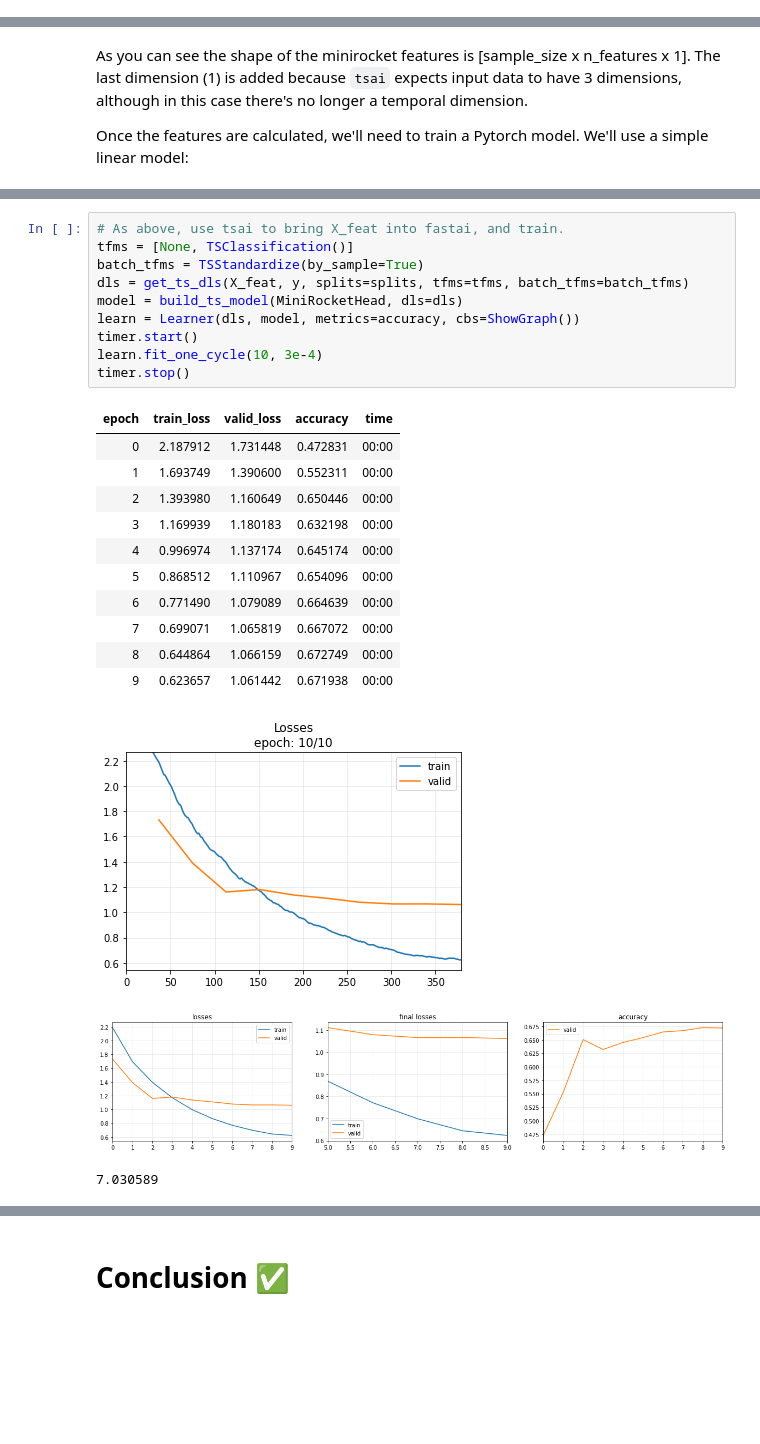
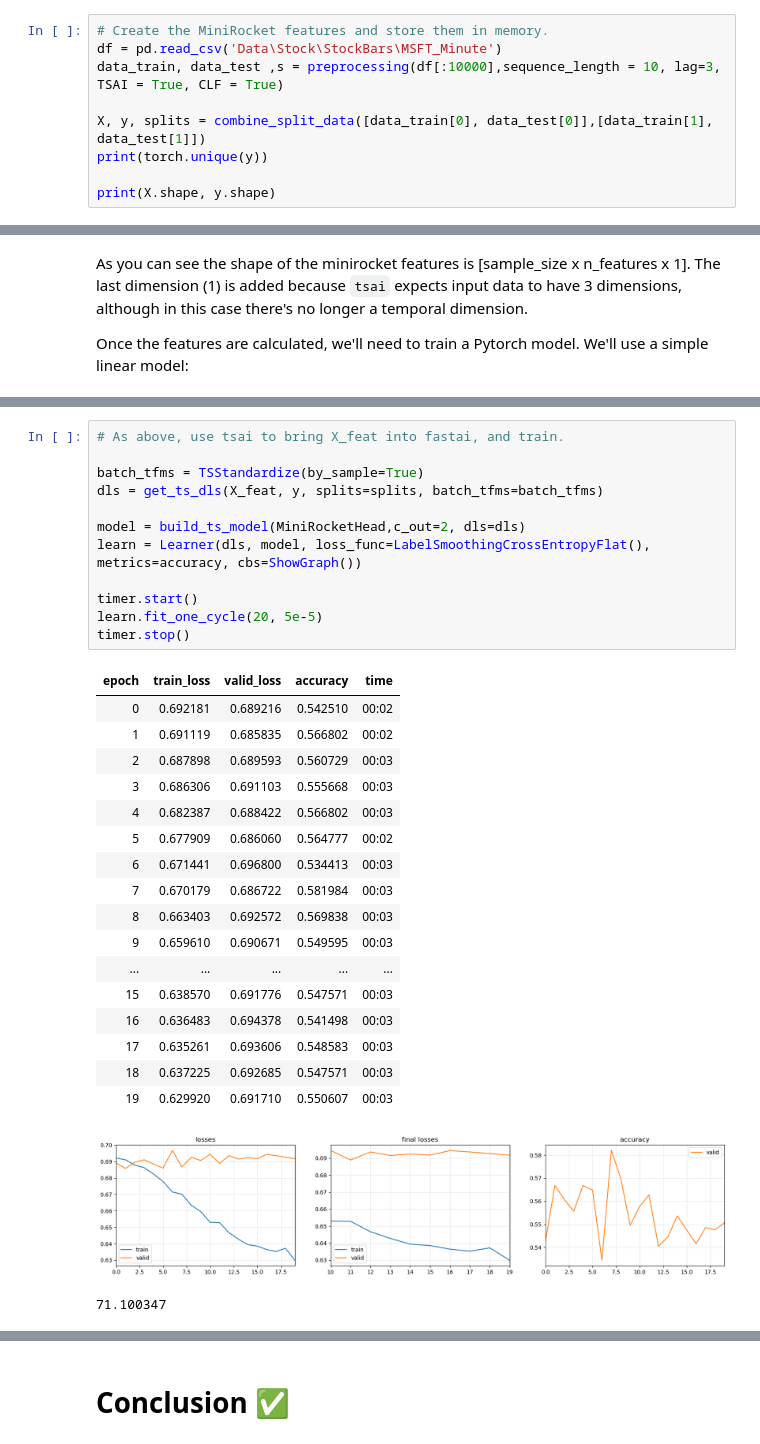
Before and after one commit to lukasmartinsson/Master-Thesis, a Jupyter notebook: MiniRocket.ipynb, the cells around one changed output, grey strips where cells are left out. Saved outputs shown, nothing was run; the diff lists cells and outputs as text; blank space fills up the shorter version.

```diff
--- a/MiniRocket.ipynb
+++ b/MiniRocket.ipynb
@@ -251,0 +148,9 @@ X, y, splits = get_UCR_data(dsid, split_data=False)
+# %%
+# Create the MiniRocket features and store them in memory.
+df = pd.read_csv('Data\Stock\StockBars\MSFT_Minute')
+data_train, data_test ,s = preprocessing(df[:10000],sequence_length = 10, lag=3, TSAI = True, CLF = True)
+
+X, y, splits = combine_split_data([data_train[0], data_test[0]],[data_train[1], data_test[1]])
+print(torch.unique(y))
+
+print(X.shape, y.shape)
@@ -305,25 +213,32 @@ SuggestedLRs(valley=3.630780702224001e-05)
 # %%
 # As above, use tsai to bring X_feat into fastai, and train.
-tfms = [None, TSClassification()]
+
 batch_tfms = TSStandardize(by_sample=True)
-dls = get_ts_dls(X_feat, y, splits=splits, tfms=tfms, batch_tfms=batch_tfms)
-model = build_ts_model(MiniRocketHead, dls=dls)
-learn = Learner(dls, model, metrics=accuracy, cbs=ShowGraph())
+dls = get_ts_dls(X_feat, y, splits=splits, batch_tfms=batch_tfms)
+
+model = build_ts_model(MiniRocketHead,c_out=2, dls=dls)
+learn = Learner(dls, model, loss_func=LabelSmoothingCrossEntropyFlat(), metrics=accuracy, cbs=ShowGraph())
+
 timer.start()
-learn.fit_one_cycle(10, 3e-4)
+learn.fit_one_cycle(20, 5e-5)
 timer.stop()
 # %% [output]
 | epoch | train_loss | valid_loss | accuracy | time |
-| 0 | 2.187912 | 1.731448 | 0.472831 | 00:00 |
-| 1 | 1.693749 | 1.390600 | 0.552311 | 00:00 |
-| 2 | 1.393980 | 1.160649 | 0.650446 | 00:00 |
-| 3 | 1.169939 | 1.180183 | 0.632198 | 00:00 |
-| 4 | 0.996974 | 1.137174 | 0.645174 | 00:00 |
-| 5 | 0.868512 | 1.110967 | 0.654096 | 00:00 |
-| 6 | 0.771490 | 1.079089 | 0.664639 | 00:00 |
-| 7 | 0.699071 | 1.065819 | 0.667072 | 00:00 |
-| 8 | 0.644864 | 1.066159 | 0.672749 | 00:00 |
-| 9 | 0.623657 | 1.061442 | 0.671938 | 00:00 |
+| 0 | 0.692181 | 0.689216 | 0.542510 | 00:02 |
+| 1 | 0.691119 | 0.685835 | 0.566802 | 00:02 |
+| 2 | 0.687898 | 0.689593 | 0.560729 | 00:03 |
+| 3 | 0.686306 | 0.691103 | 0.555668 | 00:03 |
+| 4 | 0.682387 | 0.688422 | 0.566802 | 00:03 |
+| 5 | 0.677909 | 0.686060 | 0.564777 | 00:02 |
+| 6 | 0.671441 | 0.696800 | 0.534413 | 00:03 |
+| 7 | 0.670179 | 0.686722 | 0.581984 | 00:03 |
+| 8 | 0.663403 | 0.692572 | 0.569838 | 00:03 |
+| 9 | 0.659610 | 0.690671 | 0.549595 | 00:03 |
+| ... | ... | ... | ... | ... |
+| 15 | 0.638570 | 0.691776 | 0.547571 | 00:03 |
+| 16 | 0.636483 | 0.694378 | 0.541498 | 00:03 |
+| 17 | 0.635261 | 0.693606 | 0.548583 | 00:03 |
+| 18 | 0.637225 | 0.692685 | 0.547571 | 00:03 |
+| 19 | 0.629920 | 0.691710 | 0.550607 | 00:03 |
-[figure, old version]
+[figure, new version]
-[figure, removed]
-7.030589
+71.100347
```
Also changed, not shown: parts of 57 cells of this notebook, 1 other file.
